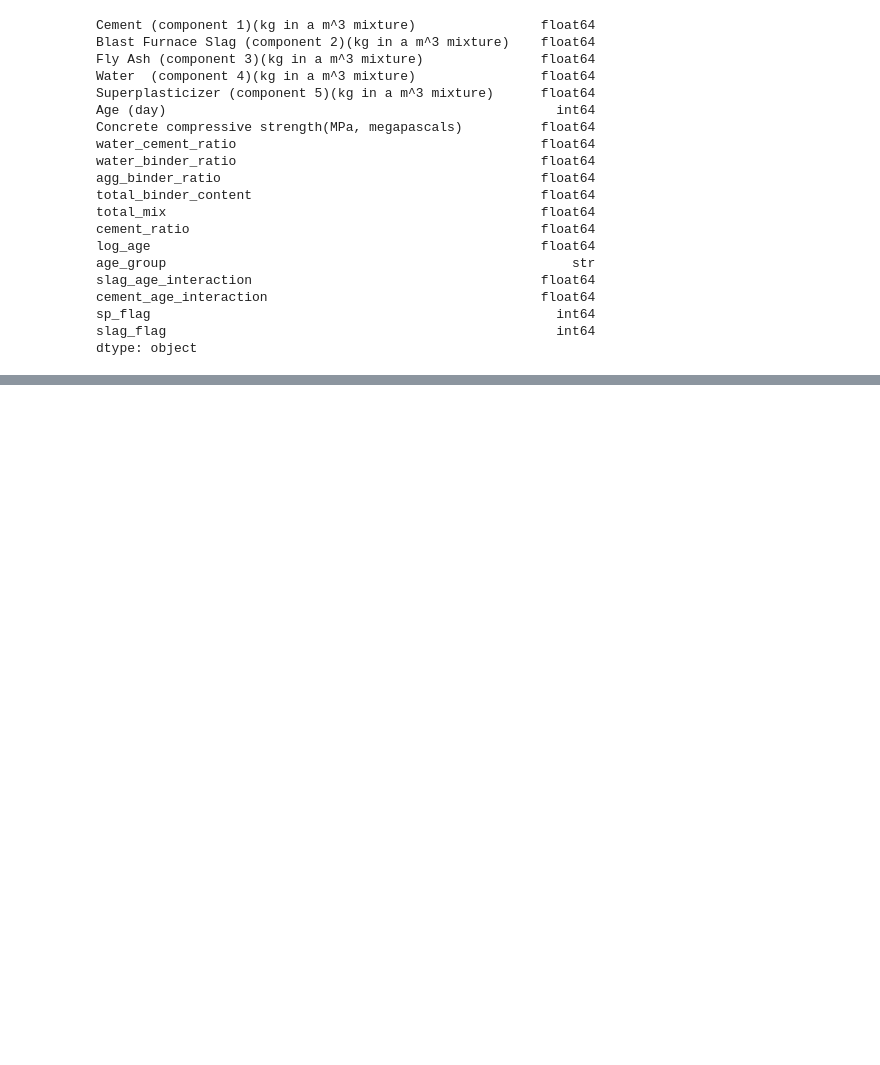
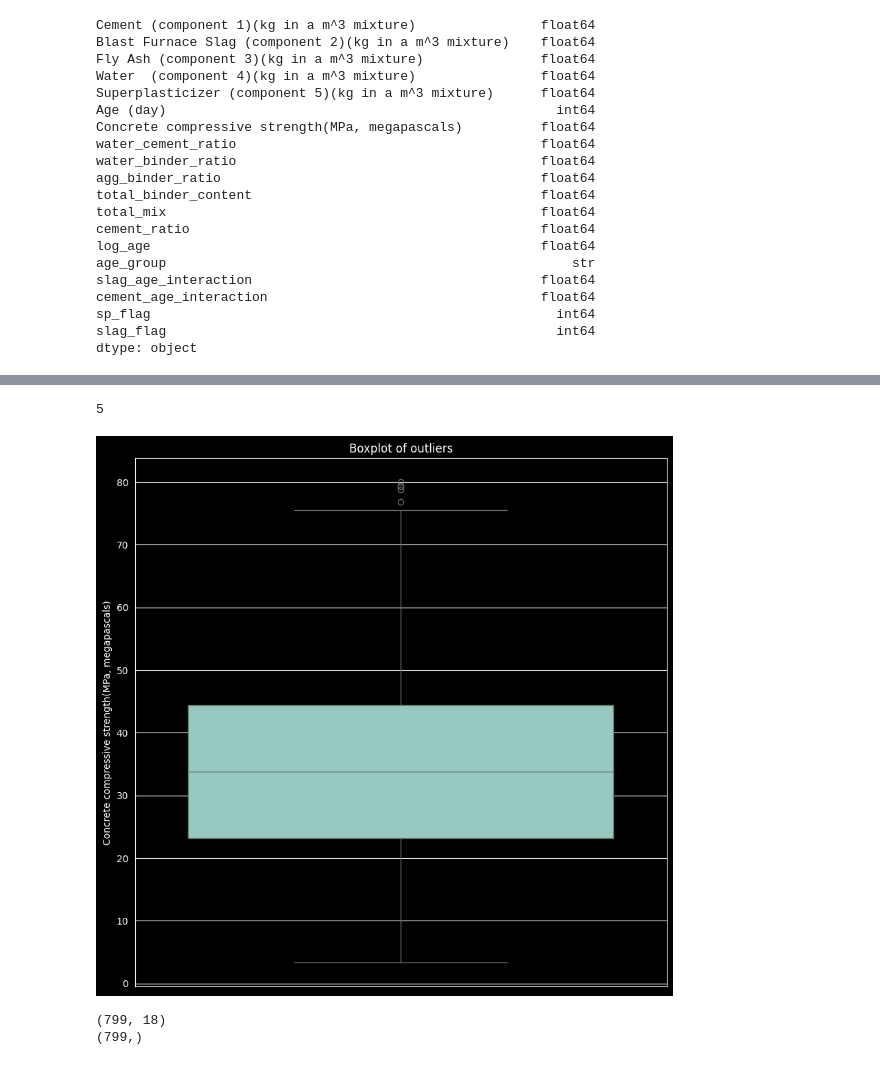
Before and after one commit to Darlene-13/concrete_strength_prediction, a Jupyter notebook: notebooks/03_preprocessing_and_modeling.ipynb, the cells around one changed output, grey strips where cells are left out. Saved outputs shown, nothing was run; the diff lists cells and outputs as text; code cells hidden in the pictures; blank space fills up the shorter version.

Commit message:
Feat: SPlit data, remove outliers

```diff
--- a/notebooks/03_preprocessing_and_modeling.ipynb
+++ b/notebooks/03_preprocessing_and_modeling.ipynb
@@ -46,0 +60,12 @@ dtype: object
+# %%
+# Defining x and y
+df.columns.str.strip()
+X = df.drop(["Concrete compressive strength(MPa, megapascals)"], axis=1)
+y = df["Concrete compressive strength(MPa, megapascals)"]
+
+# Identifying column types
+numerical_features = df.select_dtypes(include=[np.number]).columns
+categorical_features = df["age_group"]
+
+print(X.shape)
+print(y.shape)
@@ -46,0 +75,8 @@ dtype: object
+# %%
+# Train test split
+X_train, X_test, y_train, y_test = train_test_split(X,y, test_size=0.2, random_state = 42, shuffle = True)
+
+print(X_train.shape)
+print(X_test.shape)
+print(y_train.shape)
+print(y_test.shape)
@@ -46,0 +124,28 @@ dtype: object
+# %%
+# Removing outlier on the training data only to prevent data leakage
+def detecting_outlier_iqr(y_train):
+
+    Q1 = y_train.quantile(0.25)
+    Q3 = y_train.quantile(0.75)
+    IQR = Q3 - Q1
+
+    lower_bound = Q1 - 1.5 * IQR
+    upper_bound = Q3 + 1.5 * IQR
+
+    outliers = (y_train < lower_bound) | (y_train > upper_bound)
+
+    return outliers
+
+outliers = detecting_outlier_iqr(y_train)
+print(outliers.sum())
+# %% [output]
+5
+# %%
+# Visualizing the outliers
+plt.figure(figsize=(10,10))
+sns.boxplot(data= y_train)
+plt.title("Boxplot of outliers")
+plt.xticks(rotation = 45)
+plt.show()
+# %% [output]
+[figure, added]
@@ -46,0 +159,6 @@ dtype: object
+# %%
+print(X_train_clean.shape)
+print(y_train_clean.shape)
+# %% [output]
+(799, 18)
+(799,)
```
Also changed, not shown: parts of 9 cells of this notebook.
